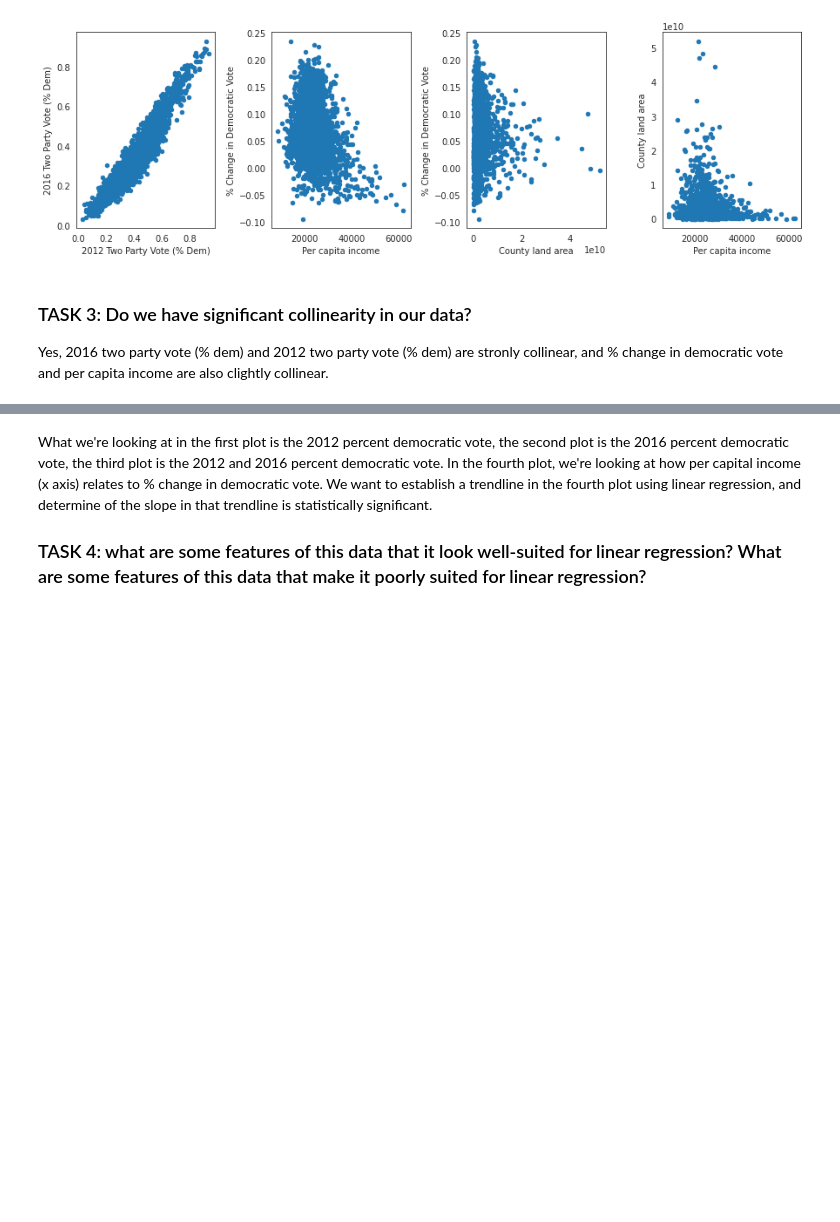
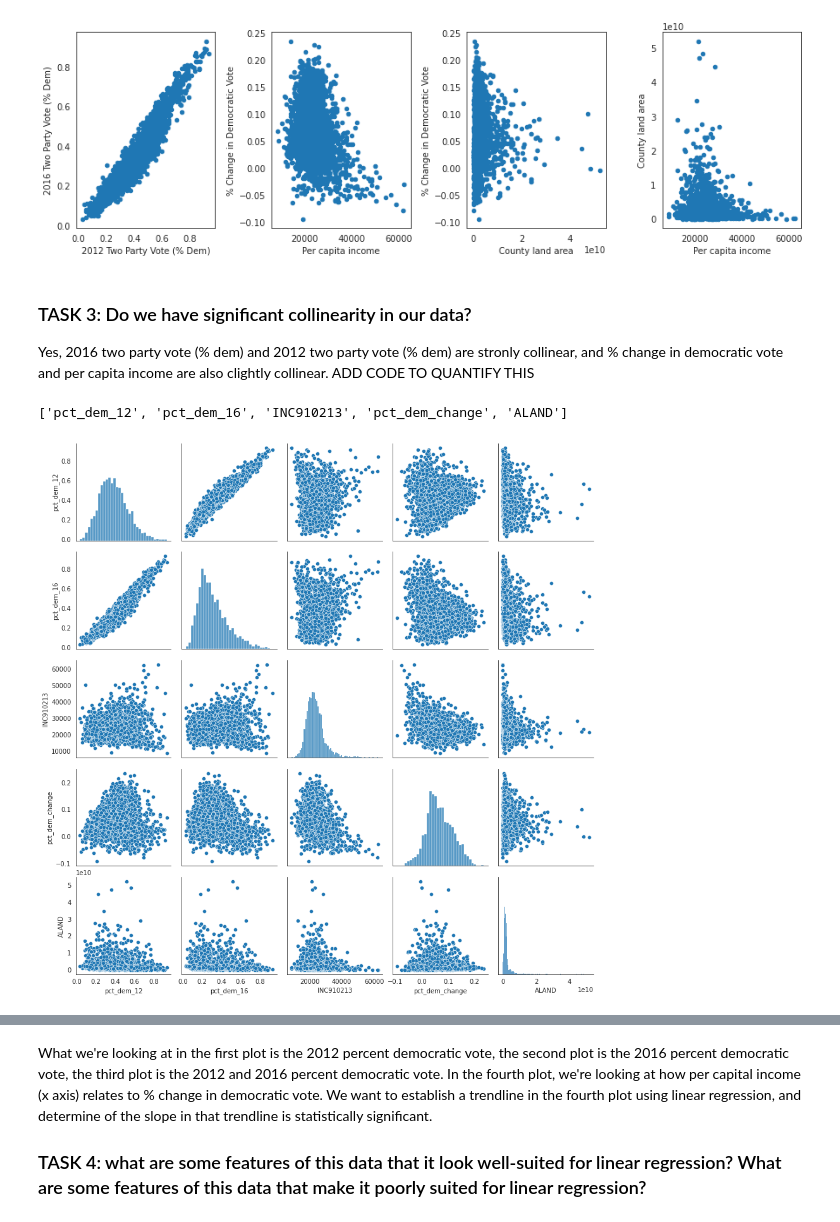
Before and after one commit to baedgert/EnvDatSci22, a Jupyter notebook: CodeSprints/autocorrelation_methods.ipynb, the cells around one changed output, grey strips where cells are left out. Cells and saved outputs as stored; diff of their text form; code cells hidden in the pictures; blank space fills up the shorter version.

```diff
--- a/CodeSprints/autocorrelation_methods.ipynb
+++ b/CodeSprints/autocorrelation_methods.ipynb
@@ -190,4 +196,13 @@ plt.show()
 # %% [markdown]
 ### TASK 3: Do we have significant collinearity in our data?
 
-Yes, 2016 two party vote (% dem) and 2012 two party vote (% dem) are stronly collinear, and % change in democratic vote and per capita income are also clightly collinear.
+Yes, 2016 two party vote (% dem) and 2012 two party vote (% dem) are stronly collinear, and % change in democratic vote and per capita income are also clightly collinear. ADD CODE TO QUANTIFY THIS
+# %%
+my_list = ['pct_dem_12','pct_dem_16','INC910213','pct_dem_change','ALAND']
+
+sns.pairplot(votes[my_list])
+
+my_list
+# %% [output]
+['pct_dem_12', 'pct_dem_16', 'INC910213', 'pct_dem_change', 'ALAND']
+[figure, added]
```
Also changed, not shown: parts of 9 cells of this notebook.
